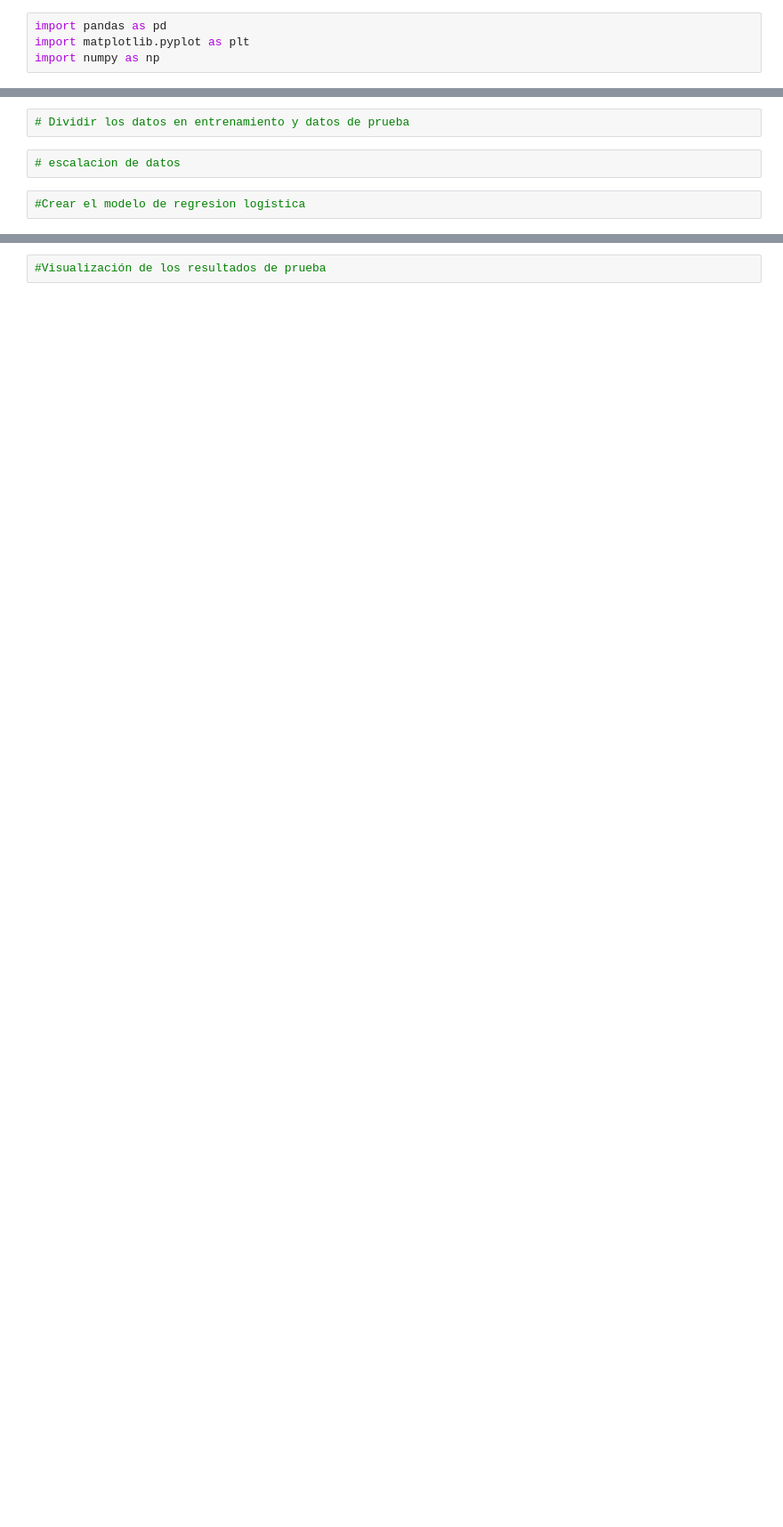
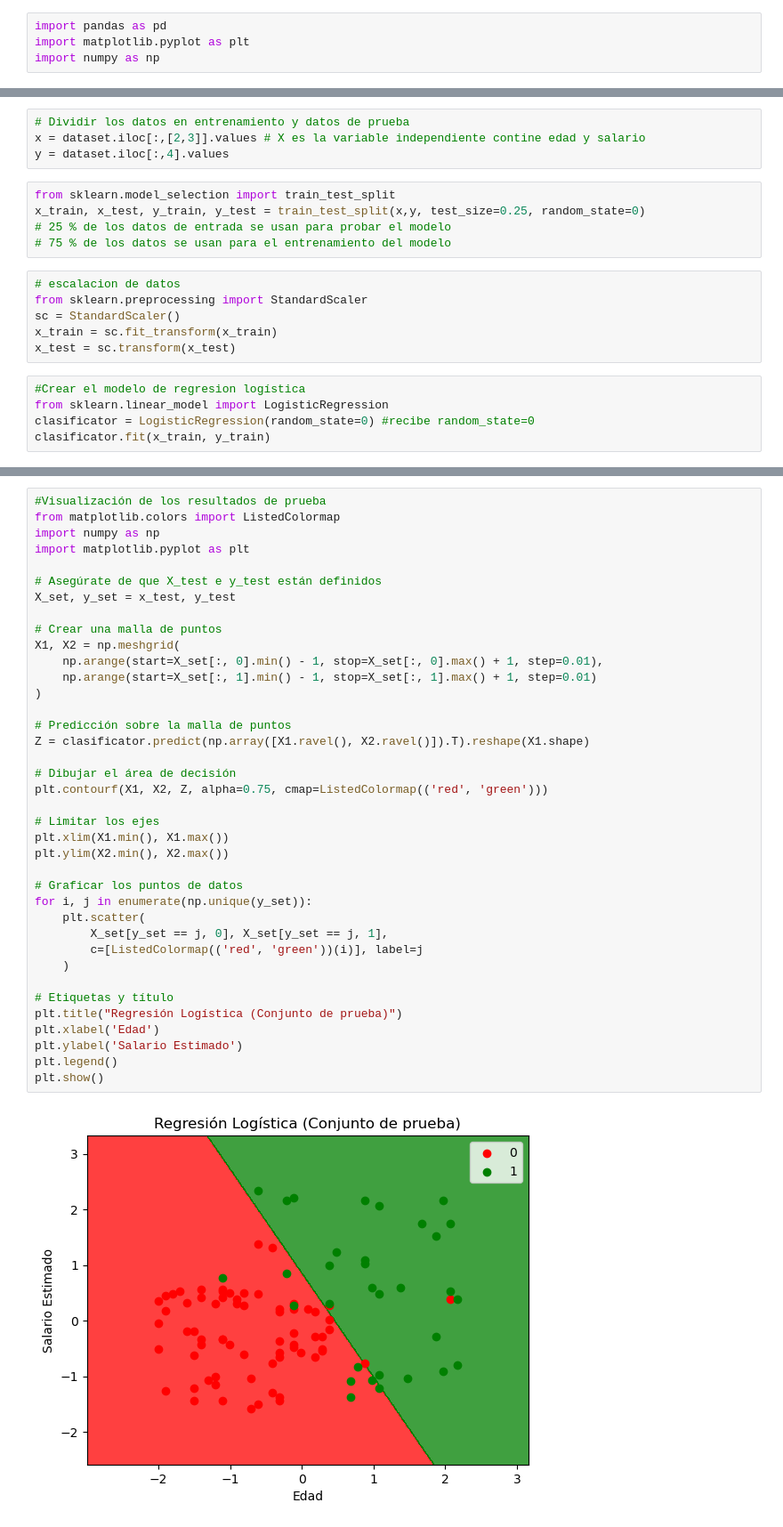
Before and after one commit to LuisaLopezVazquez/Seminario-Data-Science, a Jupyter notebook: Dia 1/3.-Machine Learning/Regresión Lineal y Logistica/Regresion logistica Compradores.ipynb, the cells around one changed output, grey strips where cells are left out. Shown: that part at 89% size. Saved outputs shown, nothing was run; the diff lists cells and outputs as text; blank space fills up the shorter version.

```diff
--- a/Dia 1/3.-Machine Learning/Regresión Lineal y Logistica/Regresion logistica Compradores.ipynb
+++ b/Dia 1/3.-Machine Learning/Regresión Lineal y Logistica/Regresion logistica Compradores.ipynb
@@ -16,6 +25,20 @@ import numpy as np
 # %%
 # Dividir los datos en entrenamiento y datos de prueba
+x = dataset.iloc[:,[2,3]].values # X es la variable independiente contine edad y salario
+y = dataset.iloc[:,4].values
+# %%
+from sklearn.model_selection import train_test_split
+x_train, x_test, y_train, y_test = train_test_split(x,y, test_size=0.25, random_state=0)
+# 25 % de los datos de entrada se usan para probar el modelo
+# 75 % de los datos se usan para el entrenamiento del modelo
 # %%
 # escalacion de datos
+from sklearn.preprocessing import StandardScaler
+sc = StandardScaler()
+x_train = sc.fit_transform(x_train)
+x_test = sc.transform(x_test)
 # %%
 #Crear el modelo de regresion logística
+from sklearn.linear_model import LogisticRegression
+clasificator = LogisticRegression(random_state=0) #recibe random_state=0
+clasificator.fit(x_train, y_train)
@@ -26,2 +62,40 @@ from sklearn.metrics import confusion_matrix
 # %%
 #Visualización de los resultados de prueba
+from matplotlib.colors import ListedColormap
+import numpy as np
+import matplotlib.pyplot as plt
+
+# Asegúrate de que X_test e y_test están definidos
+X_set, y_set = x_test, y_test
+
+# Crear una malla de puntos
+X1, X2 = np.meshgrid(
+    np.arange(start=X_set[:, 0].min() - 1, stop=X_set[:, 0].max() + 1, step=0.01),
+    np.arange(start=X_set[:, 1].min() - 1, stop=X_set[:, 1].max() + 1, step=0.01)
+)
+
+# Predicción sobre la malla de puntos
+Z = clasificator.predict(np.array([X1.ravel(), X2.ravel()]).T).reshape(X1.shape)
+
+# Dibujar el área de decisión
+plt.contourf(X1, X2, Z, alpha=0.75, cmap=ListedColormap(('red', 'green')))
+
+# Limitar los ejes
+plt.xlim(X1.min(), X1.max())
+plt.ylim(X2.min(), X2.max())
+
+# Graficar los puntos de datos
+for i, j in enumerate(np.unique(y_set)):
+    plt.scatter(
+        X_set[y_set == j, 0], X_set[y_set == j, 1],
+        c=[ListedColormap(('red', 'green'))(i)], label=j
+    )
+
+# Etiquetas y título
+plt.title("Regresión Logística (Conjunto de prueba)")
+plt.xlabel('Edad')
+plt.ylabel('Salario Estimado')
+plt.legend()
+plt.show()
+# %% [output]
+[figure, added]
```
Also changed, not shown: parts of 5 cells of this notebook, 2 other files.
